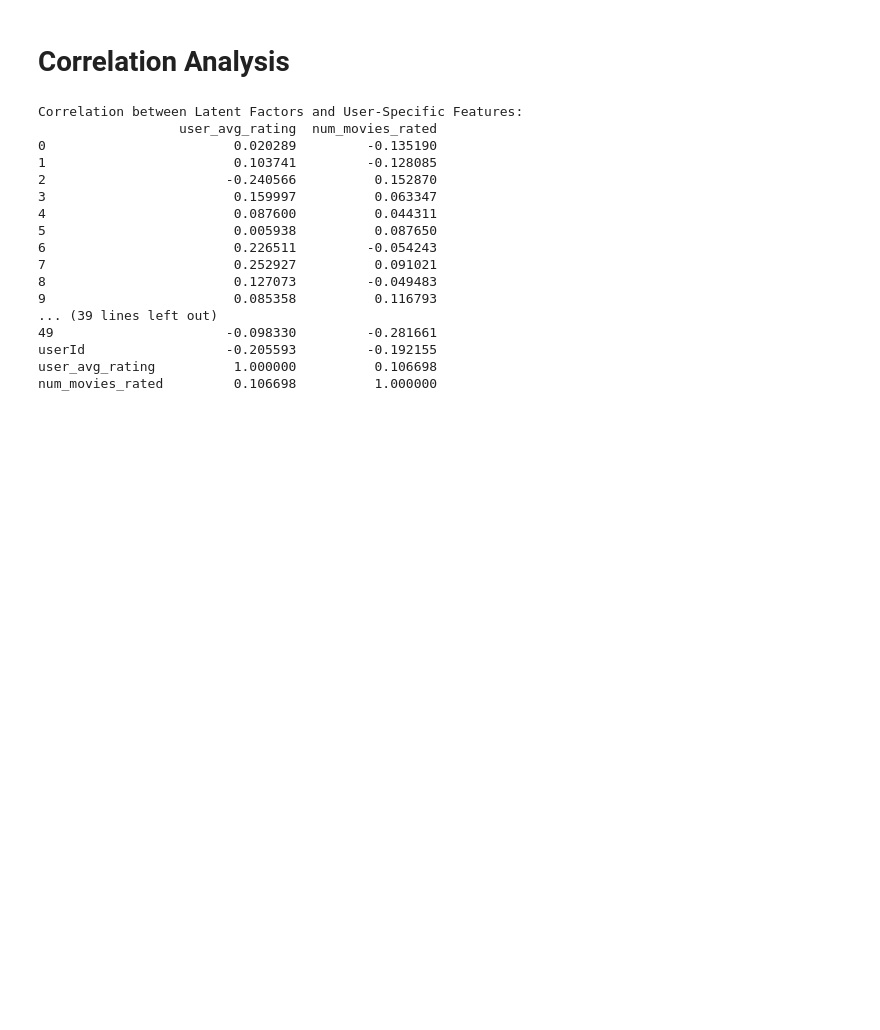
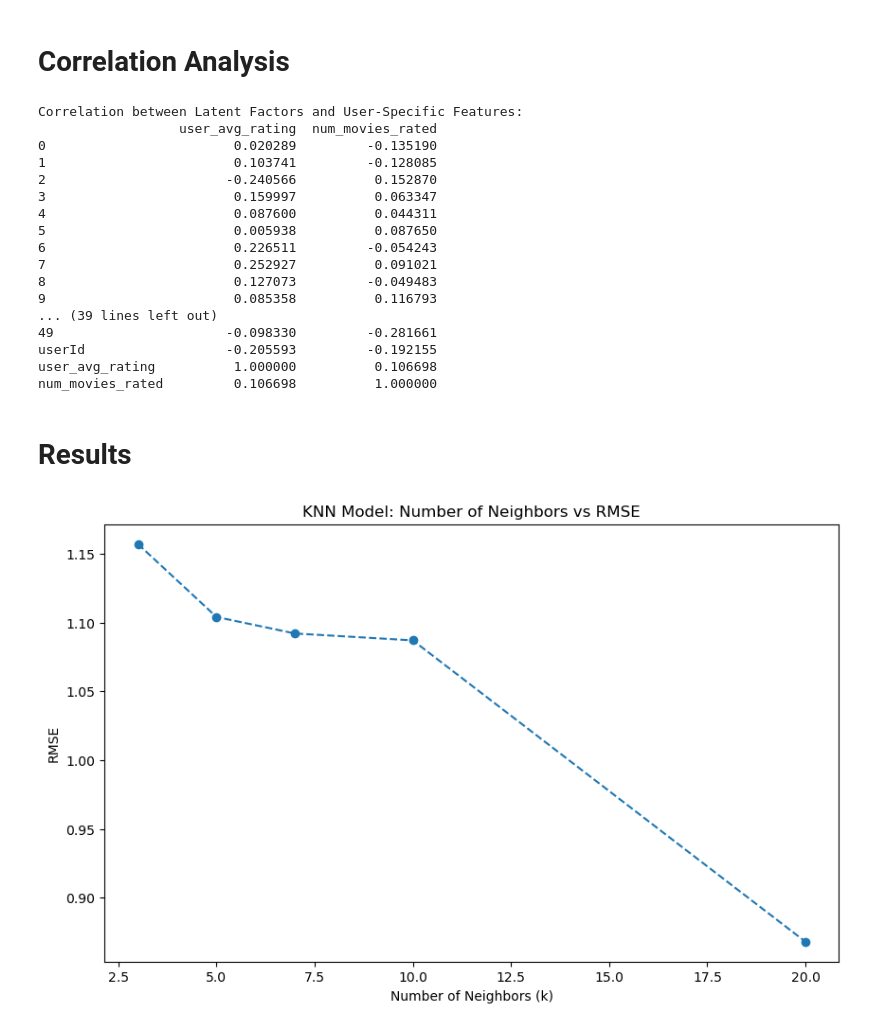
Before and after one commit to Qianyuns/Stat-ML-Project-Group15, a Jupyter notebook: code/StatML_project.ipynb, the cells around one changed output. Drawn from its saved outputs; the diff is of its cells as text; code cells hidden in the pictures; blank space fills up the shorter version.

```diff
--- a/code/StatML_project.ipynb
+++ b/code/StatML_project.ipynb
@@ -458,3 +570,19 @@ Correlation between Latent Factors and User-Specific Features:
 userId                  -0.205593         -0.192155
 user_avg_rating          1.000000          0.106698
 num_movies_rated         0.106698          1.000000
+# %% [markdown]
+# Results
+# %%
+import matplotlib.pyplot as plt
+
+k_values = [3, 5, 7, 10, 20]
+rmse_values = [1.157, 1.104, 1.092, 1.087, 0.868]  # Example RMSE values for each k
+
+plt.figure(figsize=(10, 6))
+plt.plot(k_values, rmse_values, marker='o', linestyle='--')
+plt.xlabel('Number of Neighbors (k)')
+plt.ylabel('RMSE')
+plt.title('KNN Model: Number of Neighbors vs RMSE')
+plt.show()
+# %% [output]
+[figure, added]
```
Also changed, not shown: parts of 9 cells of this notebook.
